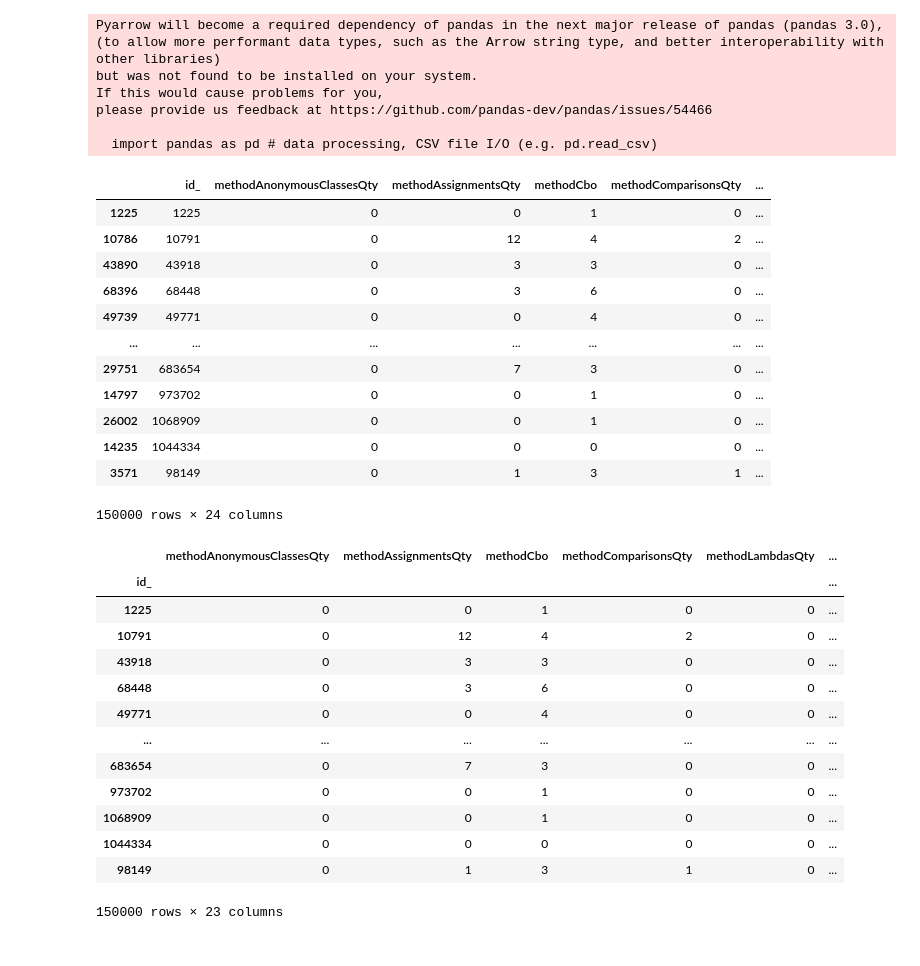
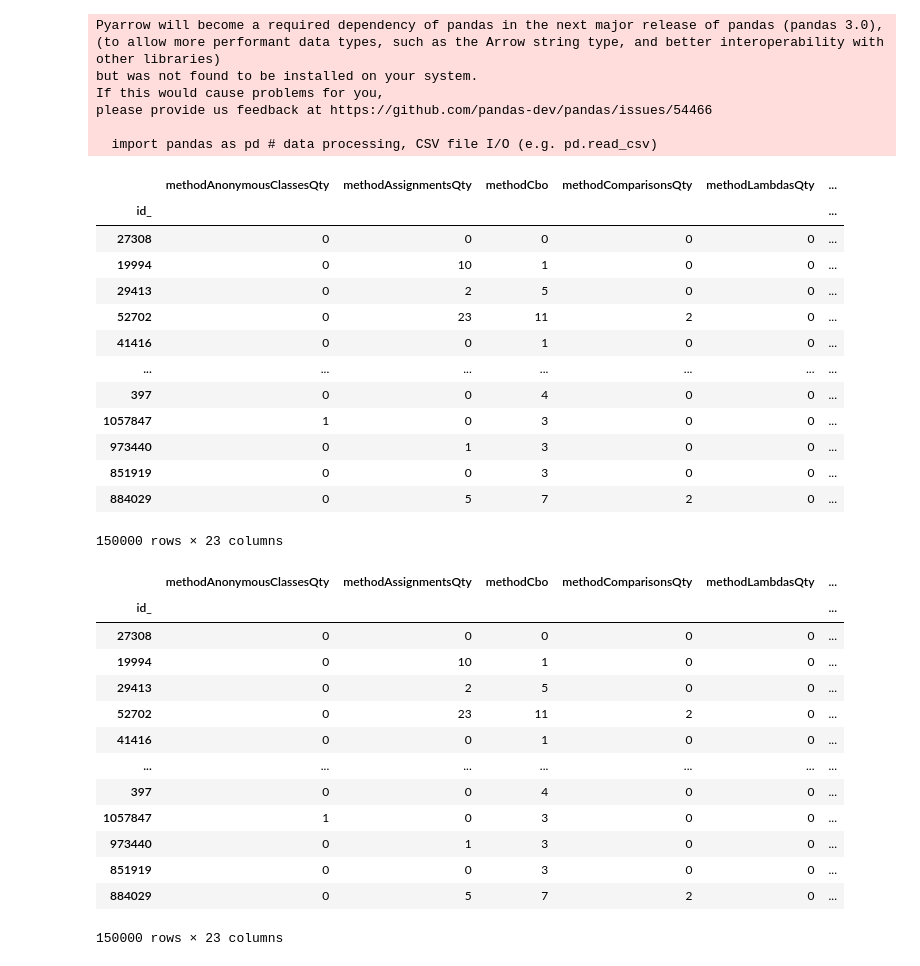
Before and after one commit to Advanse-Lab/consensus-explanability, a Jupyter notebook: Case Study.ipynb, the cells around one changed output. Drawn from its saved outputs; the diff is of its cells as text; code cells hidden in the pictures.

```diff
--- a/Case Study.ipynb
+++ b/Case Study.ipynb
@@ -38,31 +47,40 @@ please provide us feedback at https://github.com/pandas-dev/pandas/issues/54466
 
   import pandas as pd # data processing, CSV file I/O (e.g. pd.read_csv)
 # %%
-data_yes = pd.read_csv("Dataset_99k_yes.csv")
-data_no = pd.read_csv("Dataset_75k_no.csv")
+## Generating 150k Dataset with random instances from yes and no datasets
+# path_datasets = "datasets/"
+# data_yes = pd.read_csv(path_datasets+"Dataset_99k_yes.csv")
+# data_no = pd.read_csv(path_datasets+"Dataset_75k_no.csv")
 
-sample_data_yes = data_yes.sample(n=75000)
-sample_data_no = data_no.sample(n=75000)
-sample_data_no = sample_data_no.rename(columns={"id": "id_"})
+# data_yes = data_yes.set_index("id_")
+# data_no = data_no.rename(columns={"id": "id_"})
+# data_no = data_no.set_index("id_")
 
-training_samples = pd.concat([sample_data_yes, sample_data_no], axis=0)
-display(training_samples)
+# sample_data_yes = data_yes.sample(n=75000)
+# sample_data_no = data_no.sample(n=75000)
+
+# training_samples = pd.concat([sample_data_yes, sample_data_no], axis=0)
+# display(training_samples)
+# training_samples.to_csv(path_datasets+"Random_Generated_Dataset_150k.csv")
 # %% [output]
-|  | id_ | methodAnonymousClassesQty | methodAssignmentsQty | methodCbo | methodComparisonsQty | ... |
-| 1225 | 1225 | 0 | 0 | 1 | 0 | ... |
-| 10786 | 10791 | 0 | 12 | 4 | 2 | ... |
-| 43890 | 43918 | 0 | 3 | 3 | 0 | ... |
-| 68396 | 68448 | 0 | 3 | 6 | 0 | ... |
-| 49739 | 49771 | 0 | 0 | 4 | 0 | ... |
+|  | methodAnonymousClassesQty | methodAssignmentsQty | methodCbo | methodComparisonsQty | methodLambdasQty | ... |
+| id_ |  |  |  |  |  | ... |
+| 27308 | 0 | 0 | 0 | 0 | 0 | ... |
+| 19994 | 0 | 10 | 1 | 0 | 0 | ... |
+| 29413 | 0 | 2 | 5 | 0 | 0 | ... |
+| 52702 | 0 | 23 | 11 | 2 | 0 | ... |
+| 41416 | 0 | 0 | 1 | 0 | 0 | ... |
 | ... | ... | ... | ... | ... | ... | ... |
-| 29751 | 683654 | 0 | 7 | 3 | 0 | ... |
-| 14797 | 973702 | 0 | 0 | 1 | 0 | ... |
-| 26002 | 1068909 | 0 | 0 | 1 | 0 | ... |
-| 14235 | 1044334 | 0 | 0 | 0 | 0 | ... |
-| 3571 | 98149 | 0 | 1 | 3 | 1 | ... |
+| 397 | 0 | 0 | 4 | 0 | 0 | ... |
+| 1057847 | 1 | 0 | 3 | 0 | 0 | ... |
+| 973440 | 0 | 1 | 3 | 0 | 0 | ... |
+| 851919 | 0 | 0 | 3 | 0 | 0 | ... |
+| 884029 | 0 | 5 | 7 | 2 | 0 | ... |
-150000 rows × 24 columns
+150000 rows × 23 columns
 # %%
 # importing training dataset
+path_datasets = "datasets/"
+training_samples = pd.read_csv(path_datasets+"Random_Generated_Dataset_150k.csv")
 data = training_samples.set_index("id_")
 display(data)
 
@@ -70,26 +88,26 @@ display(data)
 X = data.drop(['y'], axis=1)
 y = data['y']
 
-X_train, X_test, y_train, y_test = train_test_split(X, y, test_size = 0.33, random_state = 42)
+# X_train, X_test, y_train, y_test = train_test_split(X, y, test_size = 0.1, random_state = 42)
 
 # training random forest model
 forest = RandomForestClassifier(random_state=0)
-forest.fit(X_train, y_train)
+forest.fit(X, y)
 
 # getting list of feature names
-feature_names = list(X_train.columns)
+feature_names = list(X.columns)
 # %% [output]
 |  | methodAnonymousClassesQty | methodAssignmentsQty | methodCbo | methodComparisonsQty | methodLambdasQty | ... |
 | id_ |  |  |  |  |  | ... |
-| 1225 | 0 | 0 | 1 | 0 | 0 | ... |
-| 10791 | 0 | 12 | 4 | 2 | 0 | ... |
-| 43918 | 0 | 3 | 3 | 0 | 0 | ... |
-| 68448 | 0 | 3 | 6 | 0 | 0 | ... |
-| 49771 | 0 | 0 | 4 | 0 | 0 | ... |
+| 27308 | 0 | 0 | 0 | 0 | 0 | ... |
+| 19994 | 0 | 10 | 1 | 0 | 0 | ... |
+| 29413 | 0 | 2 | 5 | 0 | 0 | ... |
+| 52702 | 0 | 23 | 11 | 2 | 0 | ... |
+| 41416 | 0 | 0 | 1 | 0 | 0 | ... |
 | ... | ... | ... | ... | ... | ... | ... |
-| 683654 | 0 | 7 | 3 | 0 | 0 | ... |
-| 973702 | 0 | 0 | 1 | 0 | 0 | ... |
-| 1068909 | 0 | 0 | 1 | 0 | 0 | ... |
-| 1044334 | 0 | 0 | 0 | 0 | 0 | ... |
-| 98149 | 0 | 1 | 3 | 1 | 0 | ... |
+| 397 | 0 | 0 | 4 | 0 | 0 | ... |
+| 1057847 | 1 | 0 | 3 | 0 | 0 | ... |
+| 973440 | 0 | 1 | 3 | 0 | 0 | ... |
+| 851919 | 0 | 0 | 3 | 0 | 0 | ... |
+| 884029 | 0 | 5 | 7 | 2 | 0 | ... |
 150000 rows × 23 columns
```
Also changed, not shown: parts of 20 cells of this notebook, 23 other files.
